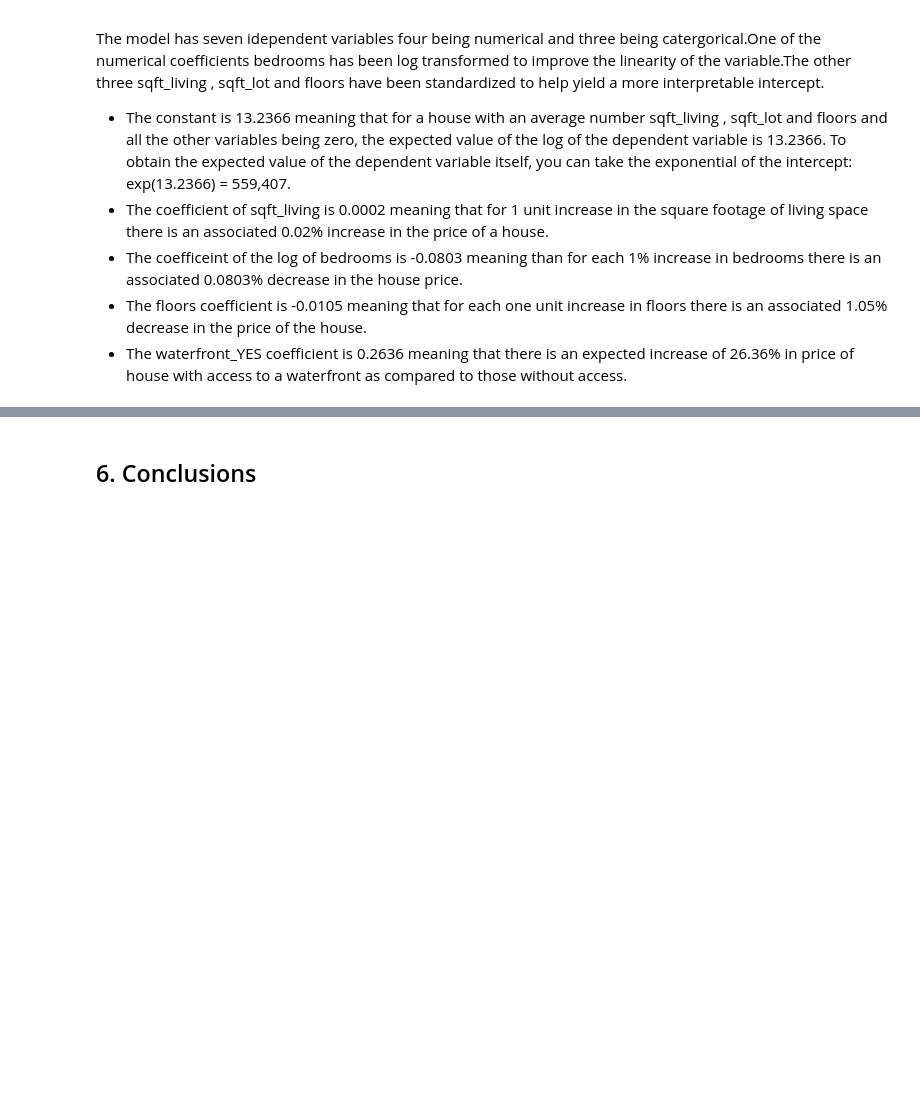
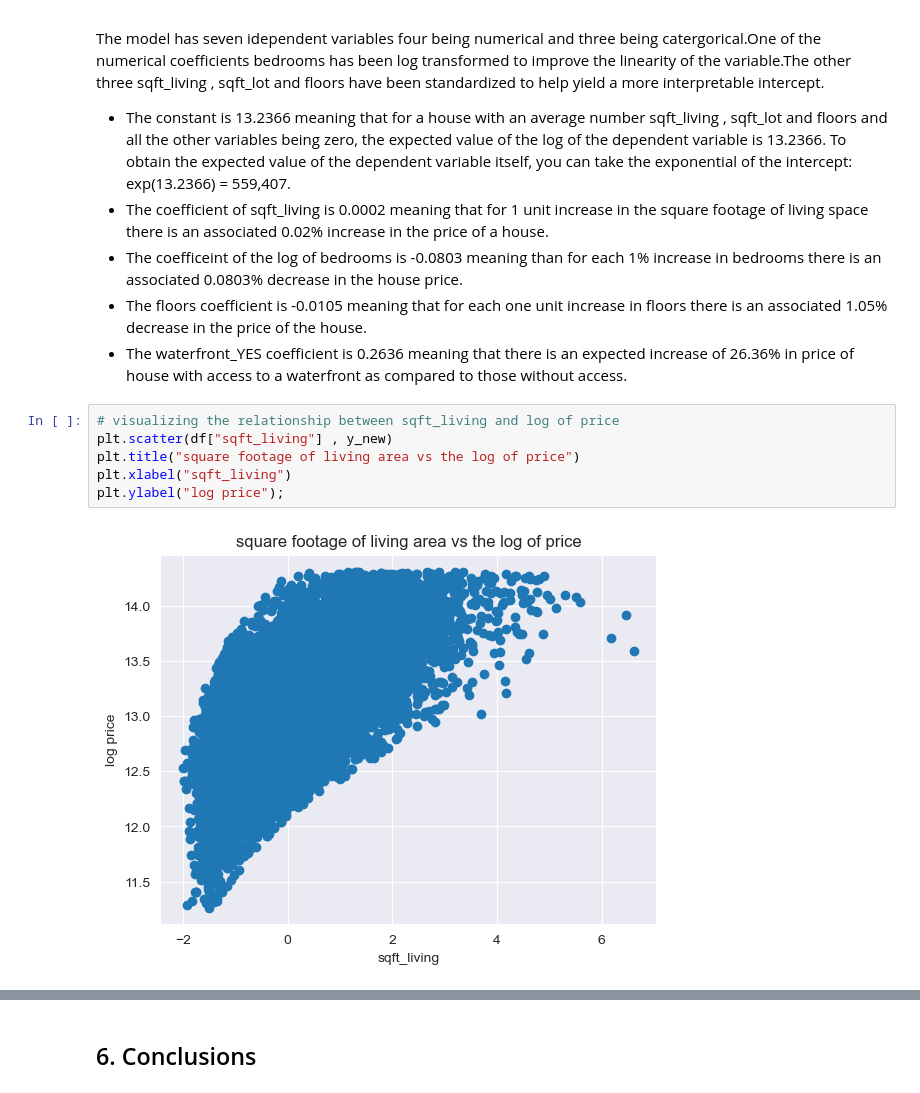
Before and after one commit to KimberlyWairimu/Phase-2-project, a Jupyter notebook: student.ipynb, the cells around one changed output, grey strips where cells are left out. Saved outputs shown, nothing was run; the diff lists cells and outputs as text; blank space fills up the shorter version.

Commit message:
Added Visualizations

```diff
--- a/student.ipynb
+++ b/student.ipynb
@@ -715,3 +715,11 @@ The model has seven idependent variables four being numerical and three being ca
 - The coefficeint of the log of bedrooms is -0.0803 meaning than for each 1% increase in bedrooms there is an associated 0.0803% decrease in the house price.
 - The floors coefficient is -0.0105 meaning that for each one unit increase in floors there is an associated 1.05% decrease in the price of the house.
 - The waterfront_YES coefficient is 0.2636 meaning that  there is an expected increase of 26.36% in price of house with access to a waterfront as compared to those without access.
+# %%
+# visualizing the relationship between sqft_living and log of price
+plt.scatter(df["sqft_living"] , y_new)
+plt.title("square footage of living area vs the log of price")
+plt.xlabel("sqft_living")
+plt.ylabel("log price");
+# %% [output]
+[figure, added]
```
Also changed, not shown: parts of 8 cells of this notebook.
